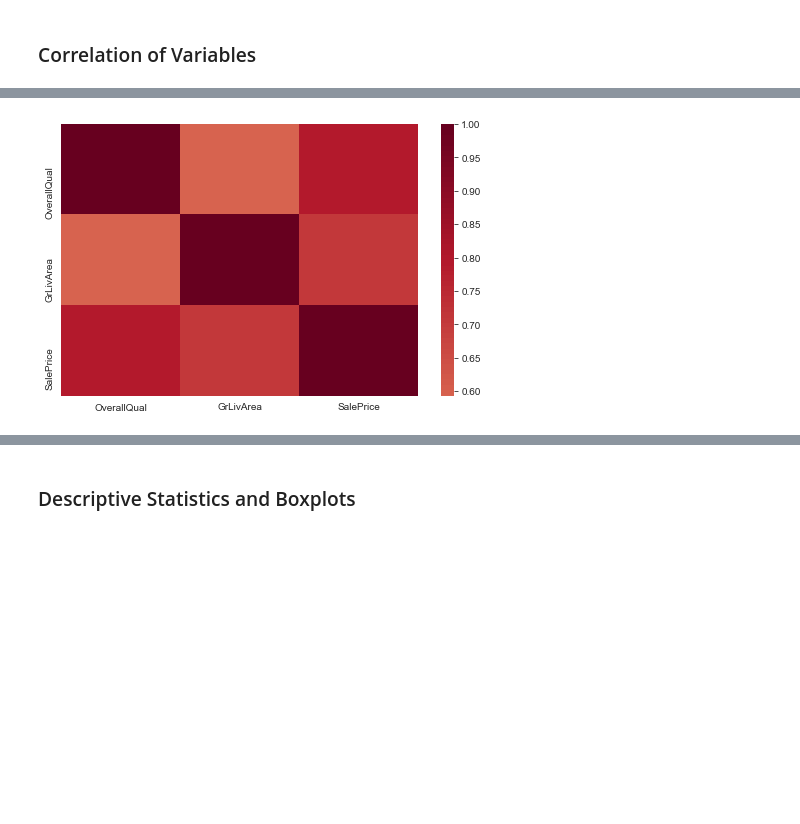
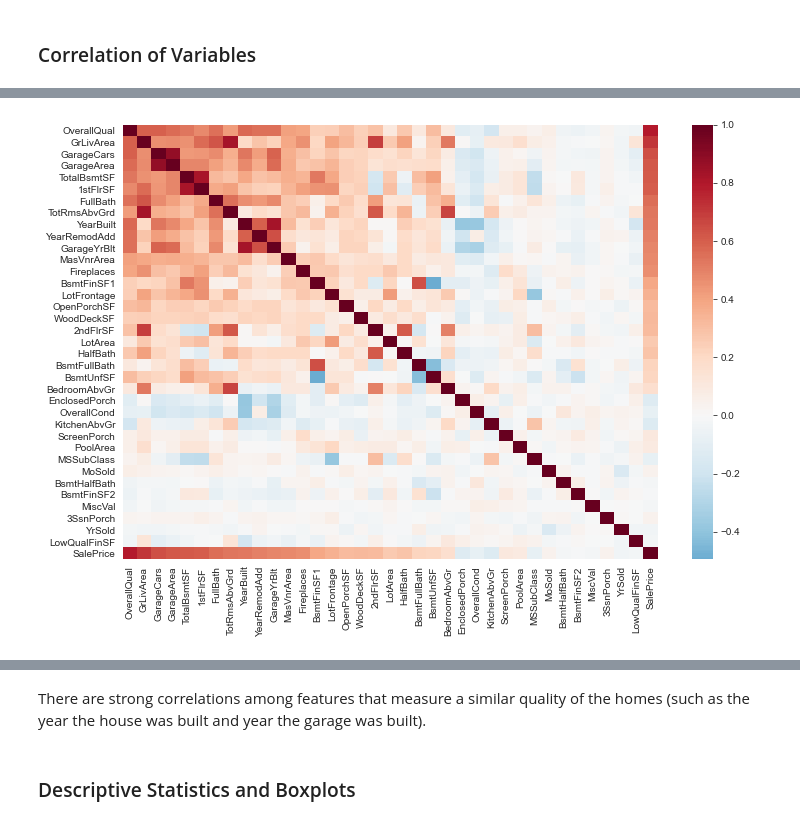
Before and after one commit to donmacfoy/ames-house-price-predictions, a Jupyter notebook: ames-house-price-predictions.ipynb, the cells around one changed output, grey strips where cells are left out. Cells and saved outputs as stored; diff of their text form; code cells hidden in the pictures; blank space fills up the shorter version.

```diff
--- a/ames-house-price-predictions.ipynb
+++ b/ames-house-price-predictions.ipynb
@@ -189,0 +330,37 @@ Wall time: 152 µs
+# %%
+
+## analyzing continuous variables
+
+# isolating continuous variables
+df_train_plot = drop_select_features(df_train_raw).dropna()
+
+df_train_continuous_plot = df_train_plot[list(df_train_plot.columns[df_train_plot.dtypes != 'object'])]
+
+# identifying continuous variables with highest relationship to the target
+
+# calculating p-values
+continuous_pvalues = SelectKBest(score_func=f_regression, k='all').fit(
+    df_train_continuous_plot.drop('SalePrice',1), df_train_continuous_plot['SalePrice']).pvalues_
+
+# calculating correlation
+continuous_correlation = abs(df_train_continuous_plot.corr()['SalePrice'])
+
+# displaying relationship of features to target (sorted by ascending p-values)
+print()
+
+relationship_to_target = pd.DataFrame([df_train_continuous_plot.columns,
+                                       continuous_pvalues, continuous_correlation
+                                      ]).T.rename({0:'feature name',
+                                                   1:'p-value',
+                                                   2:'correlation'}, axis=1
+                                                 ).sort_values(by='p-value')
+
+fig, ax = plt.subplots(1,1, figsize=(14,6))
+ax = sns.barplot(x="feature name",
+                 y="correlation",
+                 data=relationship_to_target.iloc[0:10,:])
+ax.set_title('Features with Highest Relationship to Target')
+ax.set_xlabel('Feature Names')
+ax.set_ylabel('Correlation to Sale Price')
+
+plt.show()
@@ -335,10 +499,9 @@ Wall time: 2.12 s
 # %%
-%%time
 
 ## Visualizing the Correlatedness of the Session variables
 
-fig, ax = plt.subplots(figsize=(8,5))
-sns.heatmap(df_train.corr(), cmap='RdBu_r', center=0)
+fig, ax = plt.subplots(figsize=(12,8))
+sns.heatmap(df_train[relationship_to_target['feature name']].corr(), cmap='RdBu_r', center=0)
 plt.show()
 # %% [output]
-[figure, old version]
+[figure, new version]
@@ -347,2 +508,4 @@ Wall time: 216 ms
+# %% [markdown]
+There are strong correlations among features that measure a similar quality of the homes (such as the year the house was built and year the garage was built).
 # %% [markdown]
 ### Descriptive Statistics and Boxplots
```
Also changed, not shown: parts of 142 cells of this notebook.
